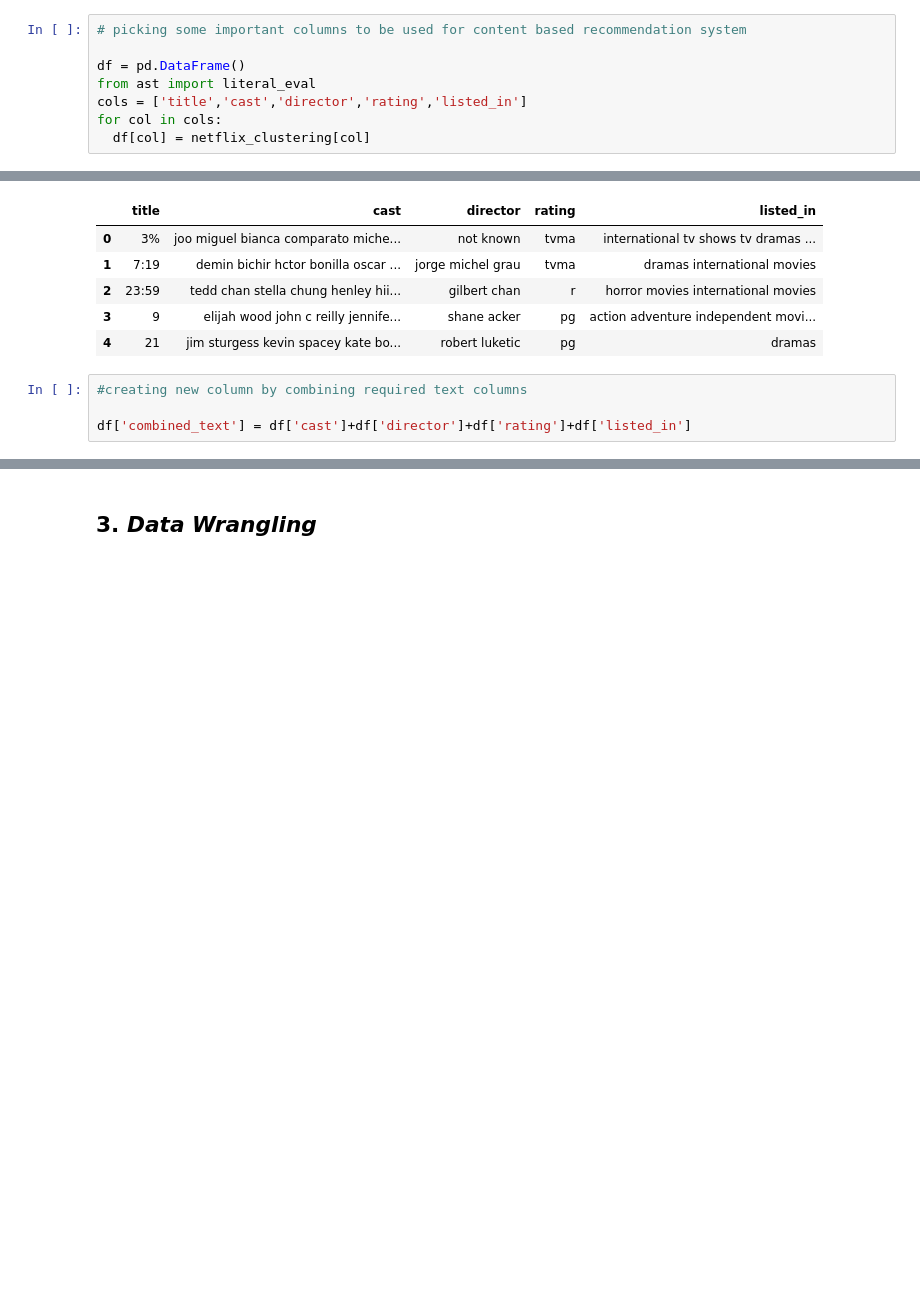
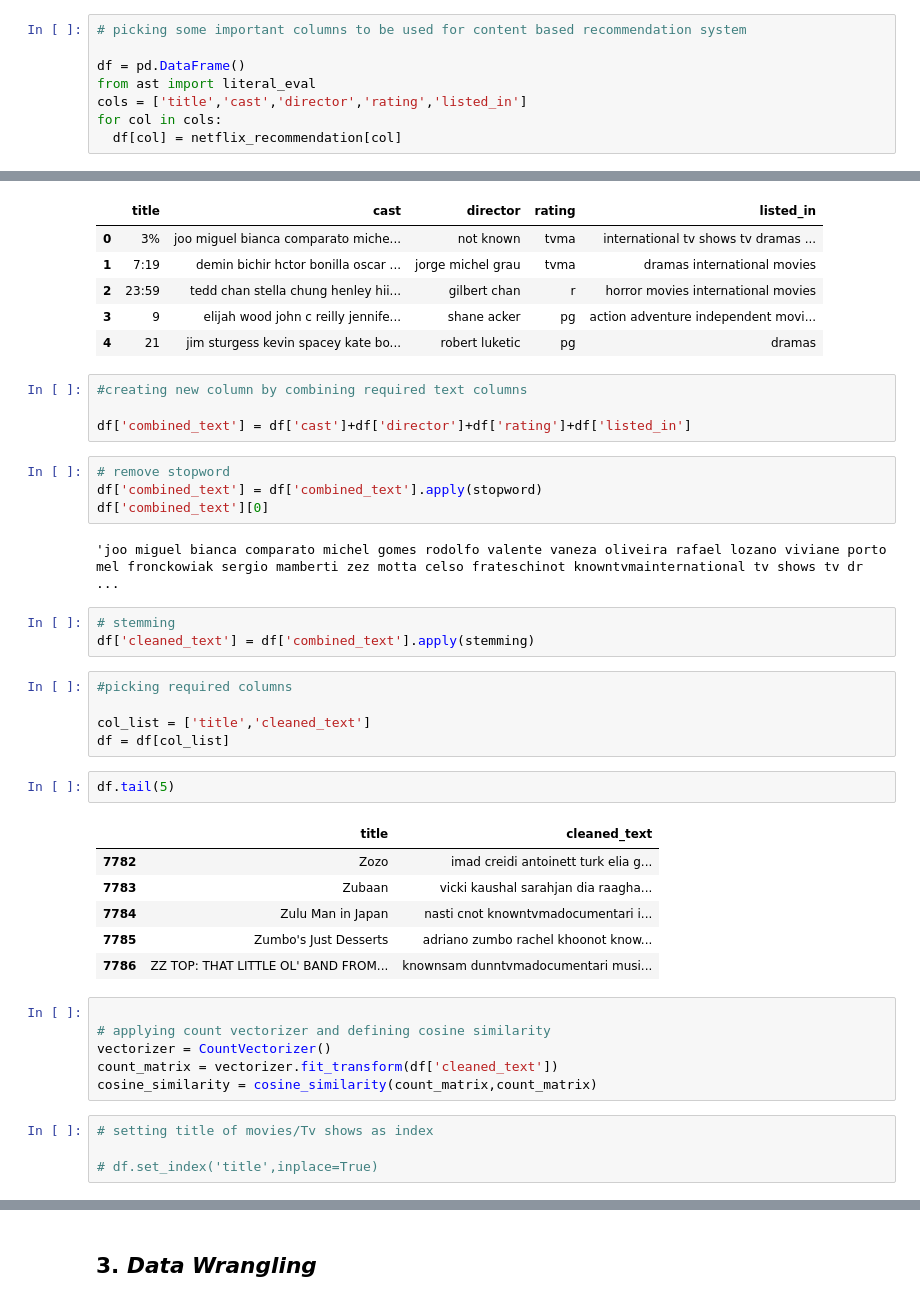
Before and after one commit to sujit-kumar-singh-9115/Capstone-Unsupervised-ML-Project---NETFLIX_MOVIES_AND_TV_SHOWS_CLUSTERING, a Jupyter notebook: NETFLIX_MOVIES_AND_TV_SHOWS_CLUSTERING.ipynb, the cells around one changed output, grey strips where cells are left out. Cells and saved outputs as stored; diff of their text form; blank space fills up the shorter version.

```diff
--- a/NETFLIX_MOVIES_AND_TV_SHOWS_CLUSTERING.ipynb
+++ b/NETFLIX_MOVIES_AND_TV_SHOWS_CLUSTERING.ipynb
@@ -1073,7 +1082,7 @@ df = pd.DataFrame()
 from ast import literal_eval
 cols = ['title','cast','director','rating','listed_in']
 for col in cols:
-  df[col] = netflix_clustering[col]
+  df[col] = netflix_recommendation[col]
 # %%
 # Performing normal data cleaning, converting to lower case
 for col in ['cast','director','rating','listed_in']:
@@ -1091,3 +1100,36 @@ df.head(5)
 #creating new column by combining required text columns
 
 df['combined_text'] = df['cast']+df['director']+df['rating']+df['listed_in']
+# %%
+# remove stopword
+df['combined_text'] = df['combined_text'].apply(stopword)
+df['combined_text'][0]
+# %% [output]
+'joo miguel bianca comparato michel gomes rodolfo valente vaneza oliveira rafael lozano viviane porto mel fronckowiak sergio mamberti zez motta celso frateschinot knowntvmainternational tv shows tv dr ...
+# %%
+# stemming
+df['cleaned_text'] = df['combined_text'].apply(stemming)
+# %%
+#picking required columns
+
+col_list = ['title','cleaned_text']
+df = df[col_list]
+# %%
+df.tail(5)
+# %% [output]
+|  | title | cleaned_text |
+| 7782 | Zozo | imad creidi antoinett turk elia g... |
+| 7783 | Zubaan | vicki kaushal sarahjan dia raagha... |
+| 7784 | Zulu Man in Japan | nasti cnot knowntvmadocumentari i... |
+| 7785 | Zumbo's Just Desserts | adriano zumbo rachel khoonot know... |
+| 7786 | ZZ TOP: THAT LITTLE OL' BAND FROM... | knownsam dunntvmadocumentari musi... |
+# %%
+
+# applying count vectorizer and defining cosine similarity
+vectorizer = CountVectorizer()
+count_matrix = vectorizer.fit_transform(df['cleaned_text'])
+cosine_similarity = cosine_similarity(count_matrix,count_matrix)
+# %%
+# setting title of movies/Tv shows as index
+
+# df.set_index('title',inplace=True)
```
Also changed, not shown: parts of 25 cells of this notebook.
